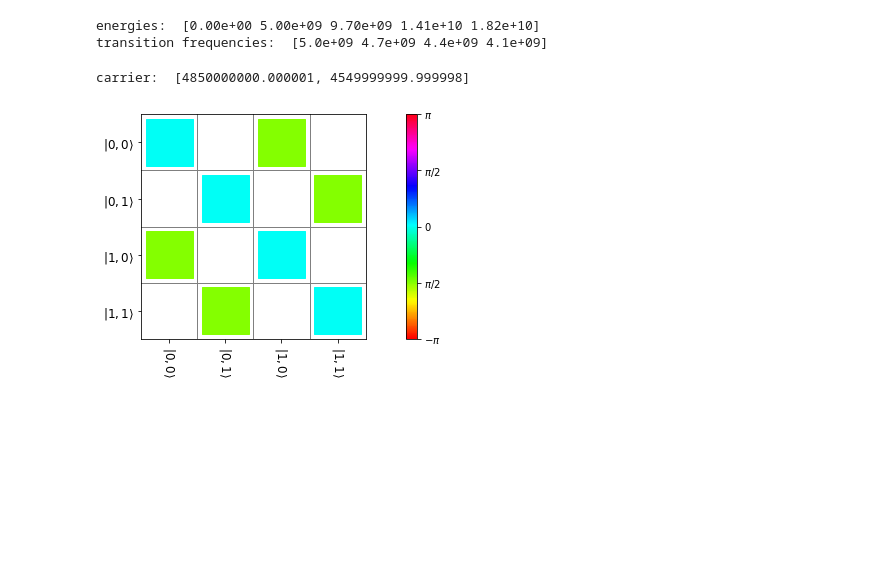
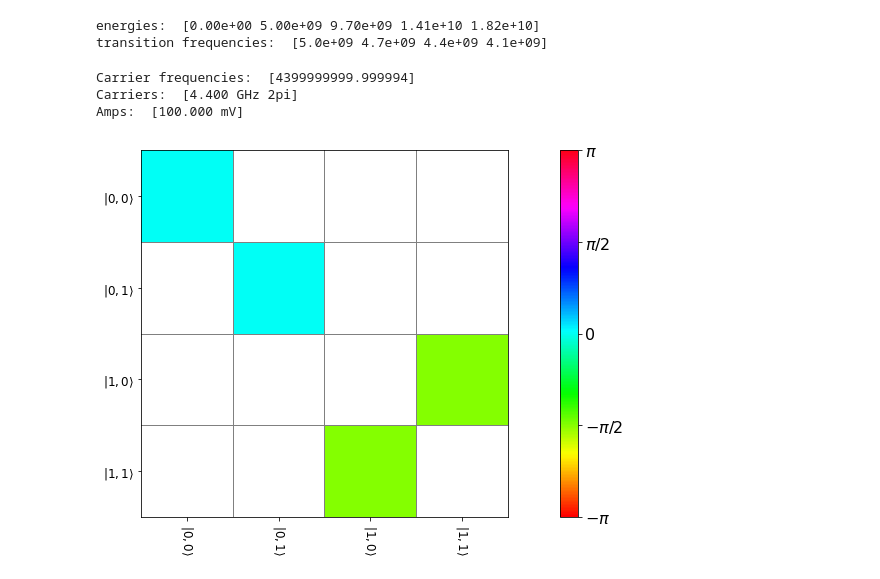
Before and after one commit to alex-simm/c3, a Jupyter notebook: single_transmon_2LOs.ipynb, the cells around one changed output. Drawn from its saved outputs; the diff is of its cells as text; code cells hidden in the pictures; blank space fills up the shorter version.

```diff
--- a/single_transmon_2LOs.ipynb
+++ b/single_transmon_2LOs.ipynb
@@ -214,9 +210,9 @@ print("transition frequencies: ", transitions)
 energies:  [0.00e+00 5.00e+09 9.70e+09 1.41e+10 1.82e+10]
 transition frequencies:  [5.0e+09 4.7e+09 4.4e+09 4.1e+09]
 # %%
-stored_pmap = PMap()
-stored_pmap.read_config("./optimised_params/1transmon/X_q1_200ns.json")
-stored_params = stored_pmap.asdict()["X_q1[0]"]
-stored_params_d = stored_params["drive_channels"]["d1"]
+#stored_pmap = PMap()
+#stored_pmap.read_config("/home/user/Schreibtisch/results/4-level qubit/2 LOs/1 transmon/iSWAP/parameter_map_after.json")
+#stored_params = stored_pmap.asdict()["iswap[0]"]
+#stored_params_d = stored_params["drive_channels"]["d1"]
 # %%
 # Create the generator
@@ -224,23 +220,22 @@ generator = createGenerator2LOs([drive], useDrag=True)
 # %%
 # Envelopes and carriers
-t_final = 200e-9
-carrier_freqs = [0.5 * (transitions[0] + transitions[1]), 0.5 * (transitions[1] + transitions[2])]
+t_final = 30e-9
+carrier_freqs = [energies[3]-energies[2]] #[0.5 * (transitions[0] + transitions[1]), 0.5 * (transitions[1] + transitions[2])]
+print("Carrier frequencies: ", carrier_freqs)
 #carrier_freqs = [transitions[0], transitions[2]]
 #carrier_freqs = [4.854e+09, 4.545e+09]
-print("carrier: ", carrier_freqs)
 
-pulse_t_final = t_final - 2e-9
+pulse_t_final = t_final
 pulse_sigmas = [t_final / 5, t_final / 5]
 #integrated_amp = np.sqrt(np.pi/2) / (pulse_t_final * 1e9)
 #pulse_amps = [integrated_amp, 0.7 * integrated_amp]  #[0.06, 0.03]
-pulse_amps = [0.8 * 1.5, 0.6 * 1.5]
+pulse_amps = [0.1, 0.01] #[0.02, 0.02]
 pulse_deltas = [-0.01, 0.01]
 pulse_xy_angles = [-0.01, 0.01]
 pulse_freq_offsets = [1, 1]  #[0.5e6, 0.5e6]
 
 envelopes = []
 carriers = []
-'''
 for i in range(0, len(carrier_freqs)):
     gaussian_envelope = createGaussianPulse(
         t_final=pulse_t_final,
@@ -248,7 +243,8 @@ for i in range(0, len(carrier_freqs)):
         amp=pulse_amps[i],
         delta=pulse_deltas[i],
         xy_angle=pulse_xy_angles[i],
-        freq_off=pulse_freq_offsets[i]
+        freq_off=pulse_freq_offsets[i],
+        useDrag=True
     )
     gaussian_envelope.name = f"envelope_d1_{i + 1}"
     envelopes.append(gaussian_envelope)
@@ -263,17 +259,12 @@ for i in range(0, len(carrier_freqs)):
         params=carrier_parameters,
     ))
 '''
-
-amp_params = [
-    Qty(value=0.4, min_val=0.35, max_val=0.45, unit='V'),
-    Qty(value=0.3, min_val=0.25, max_val=0.35, unit='V')
-]
-
 for i in range(0, len(carrier_freqs)):
     env = stored_params_d[f"envelope_d1_{i + 1}"]
     #env = convertToPWC(stored_params_d[f"envelope_{driveName}_{i + 1}"], numPWCPieces)
     #env = scaleGaussianEnvelope(env, 200.0 / 60.0)
-    env.params["amp"] = amp_params[i] #scaleQuantity(env.params["amp"], 0.77)
+    #env.params["amp"] = amp_params[i] #scaleQuantity(env.params["amp"], 0.77)
+    env= convertToDRAG(env)
     envelopes.append(env)
 
     carrier = stored_params_d[f"carrier_d1_{i + 1}"]
@@ -289,31 +280,37 @@ for i in range(0, len(carrier_freqs)):
     #    unit="Hz 2pi"
     #)
     carriers.append(carrier)
+'''
+print("Carriers: ", [c.params["freq"] for c in carriers])
+print("Amps: ", [e.params["amp"] for e in envelopes])
 # %% [output]
-carrier:  [4850000000.000001, 4549999999.999998]
+Carrier frequencies:  [4399999999.999994]
+Carriers:  [4.400 GHz 2pi]
+Amps:  [100.000 mV]
 # %%
 # Gate instructions
 #ideal_gate = qt_utils.np_kron_n([constants.x90p, constants.Id])
 #ideal_gate = qt_utils.np_kron_n([constants.Id, constants.Id])
-ideal_gate = qt_utils.np_kron_n([constants.GATES["rx90p"], constants.Id])
-#ideal_gate = np.array([[0, 1, 0, 0], [-1, 0, 0, 0], [0, 0, 1, 0], [0, 0, 0, 1]])
+#ideal_gate = qt_utils.np_kron_n([constants.GATES["cz"], constants.Id])
+#ideal_gate = np.conjugate(constants.GATES["cnot"])
+ideal_gate = np.array([[1, 0, 0, 0], [0, 1, 0, 0], [0, 0, 0, -1j], [0, 0, -1j, 0]])
 #ideal_gate = np.array([[0,0,1j,0], [0,1,0,0], [-1j,0,0,0], [0,0,0,1]])
 printMatrix(ideal_gate, level_labels[:4], "ideal_gate", output)
 
 gate = gates.Instruction(
-    name="rx90p_q1",
+    name="icnot",
     targets=[0],
     t_start=0.0,
     t_end=t_final,
     channels=[drive.name],
     ideal=ideal_gate,
 )
 for env in envelopes:
     gate.add_component(copy.deepcopy(env), drive.name)
 for carrier in carriers:
     gate.add_component(copy.deepcopy(carrier), drive.name)
 # %% [output]
-[figure, old version]
+[figure, new version]
 # %%
 # all energy levels with labels
 stateEnergies = []
```
Also changed, not shown: parts of 9 cells of this notebook, 4 other files.
